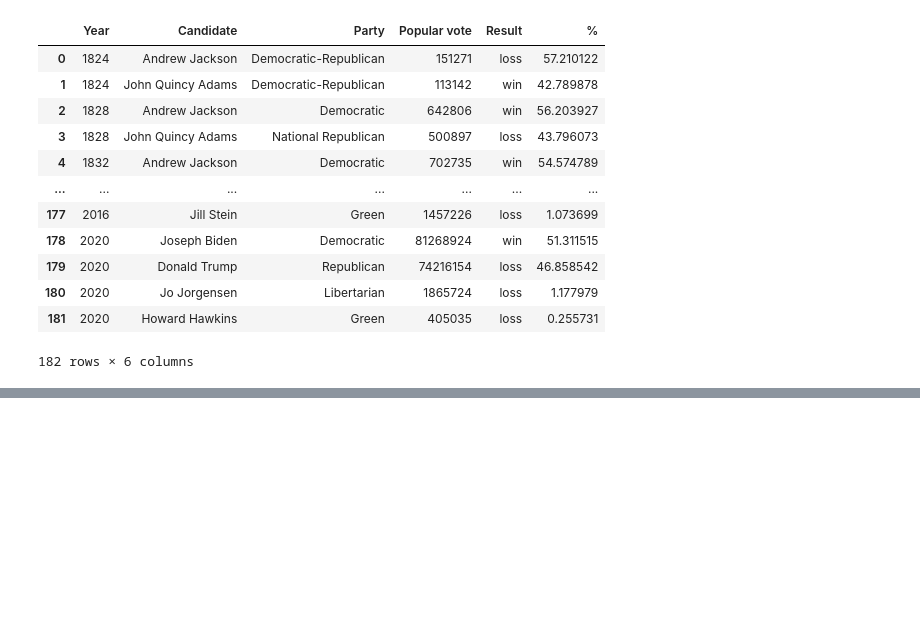
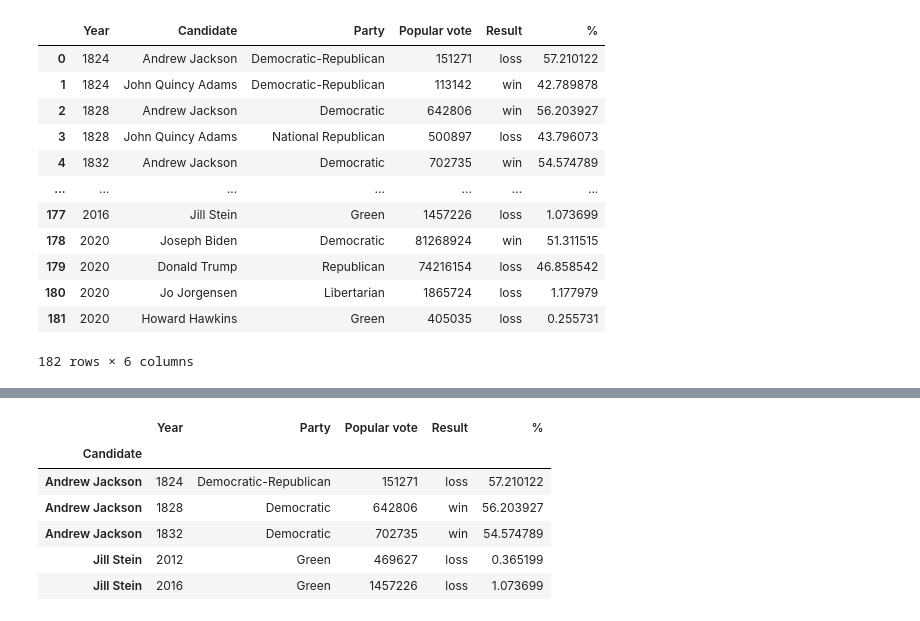
Before and after one commit to 11e11/data100fa24-student, a Jupyter notebook: lecture/lec02/mylec02.ipynb, the cells around one changed output, grey strips where cells are left out. Drawn from its saved outputs; the diff is of its cells as text; code cells hidden in the pictures; blank space fills up the shorter version.

```diff
--- a/lecture/lec02/mylec02.ipynb
+++ b/lecture/lec02/mylec02.ipynb
@@ -19,0 +48,10 @@ elections
+# %%
+elections.loc[['Andrew Jackson', 'Jill Stein']]
+# %% [output]
+|  | Year | Party | Popular vote | Result | % |
+| Candidate |  |  |  |  |  |
+| Andrew Jackson | 1824 | Democratic-Republican | 151271 | loss | 57.210122 |
+| Andrew Jackson | 1828 | Democratic | 642806 | win | 56.203927 |
+| Andrew Jackson | 1832 | Democratic | 702735 | win | 54.574789 |
+| Jill Stein | 2012 | Green | 469627 | loss | 0.365199 |
+| Jill Stein | 2016 | Green | 1457226 | loss | 1.073699 |
```
Also changed, not shown: parts of 28 cells of this notebook.
